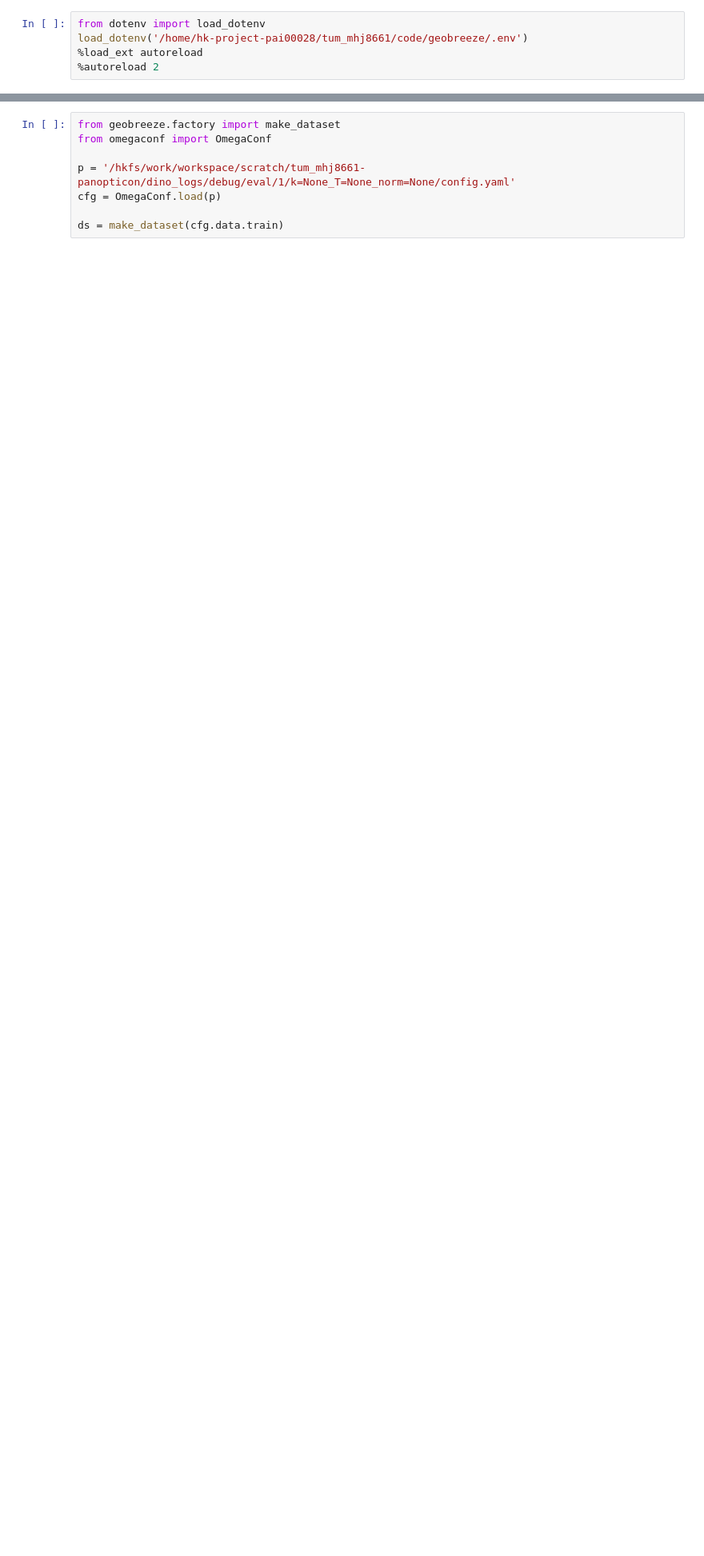
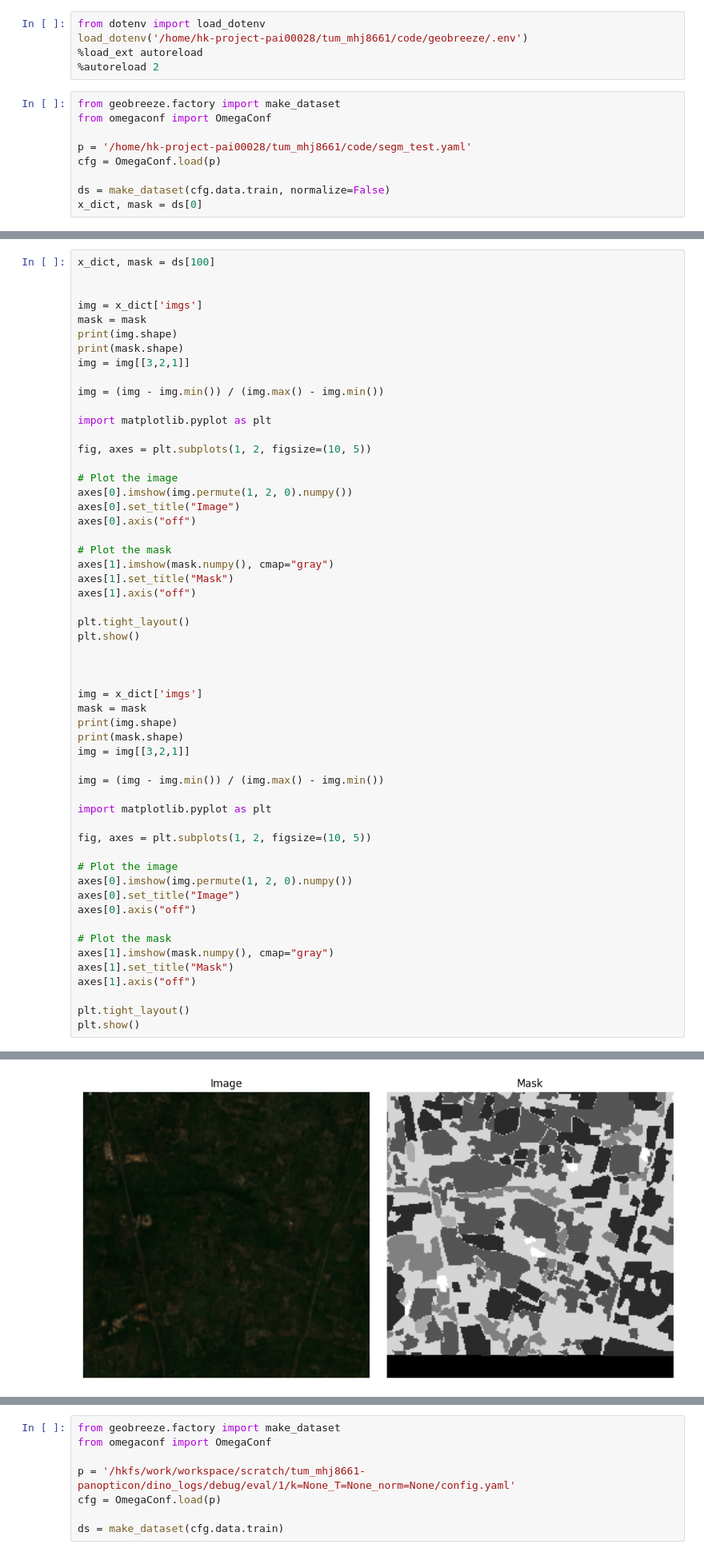
Before and after one commit to geobreeze/geobreeze, a Jupyter notebook: gb.ipynb, the cells around one changed output, grey strips where cells are left out. Shown at 80% size. Saved outputs shown, nothing was run; the diff lists cells and outputs as text; blank space fills up the shorter version.

```diff
--- a/gb.ipynb
+++ b/gb.ipynb
@@ -3,3 +3,12 @@ from dotenv import load_dotenv
 load_dotenv('/home/hk-project-pai00028/tum_mhj8661/code/geobreeze/.env')
 %load_ext autoreload
 %autoreload 2
+# %%
+from geobreeze.factory import make_dataset
+from omegaconf import OmegaConf
+
+p = '/home/hk-project-pai00028/tum_mhj8661/code/segm_test.yaml'
+cfg = OmegaConf.load(p)
+
+ds = make_dataset(cfg.data.train, normalize=False)
+x_dict, mask = ds[0]
@@ -5,0 +22,56 @@ load_dotenv('/home/hk-project-pai00028/tum_mhj8661/code/geobreeze/.env')
+# %%
+x_dict, mask = ds[100]
+
+
+img = x_dict['imgs']
+mask = mask
+print(img.shape)
+print(mask.shape)
+img = img[[3,2,1]]
+
+img = (img - img.min()) / (img.max() - img.min())
+
+import matplotlib.pyplot as plt
+
+fig, axes = plt.subplots(1, 2, figsize=(10, 5))
+
+# Plot the image
+axes[0].imshow(img.permute(1, 2, 0).numpy())
+axes[0].set_title("Image")
+axes[0].axis("off")
+
+# Plot the mask
+axes[1].imshow(mask.numpy(), cmap="gray")
+axes[1].set_title("Mask")
+axes[1].axis("off")
+
+plt.tight_layout()
+plt.show()
+
+
+
+img = x_dict['imgs']
+mask = mask
+print(img.shape)
+print(mask.shape)
+img = img[[3,2,1]]
+
+img = (img - img.min()) / (img.max() - img.min())
+
+import matplotlib.pyplot as plt
+
+fig, axes = plt.subplots(1, 2, figsize=(10, 5))
+
+# Plot the image
+axes[0].imshow(img.permute(1, 2, 0).numpy())
+axes[0].set_title("Image")
+axes[0].axis("off")
+
+# Plot the mask
+axes[1].imshow(mask.numpy(), cmap="gray")
+axes[1].set_title("Mask")
+axes[1].axis("off")
+
+plt.tight_layout()
+plt.show()
+# %% [output]
@@ -5,0 +80 @@ load_dotenv('/home/hk-project-pai00028/tum_mhj8661/code/geobreeze/.env')
+[figure, added]
```
Also changed, not shown: parts of 6 cells of this notebook, 27 other files.
